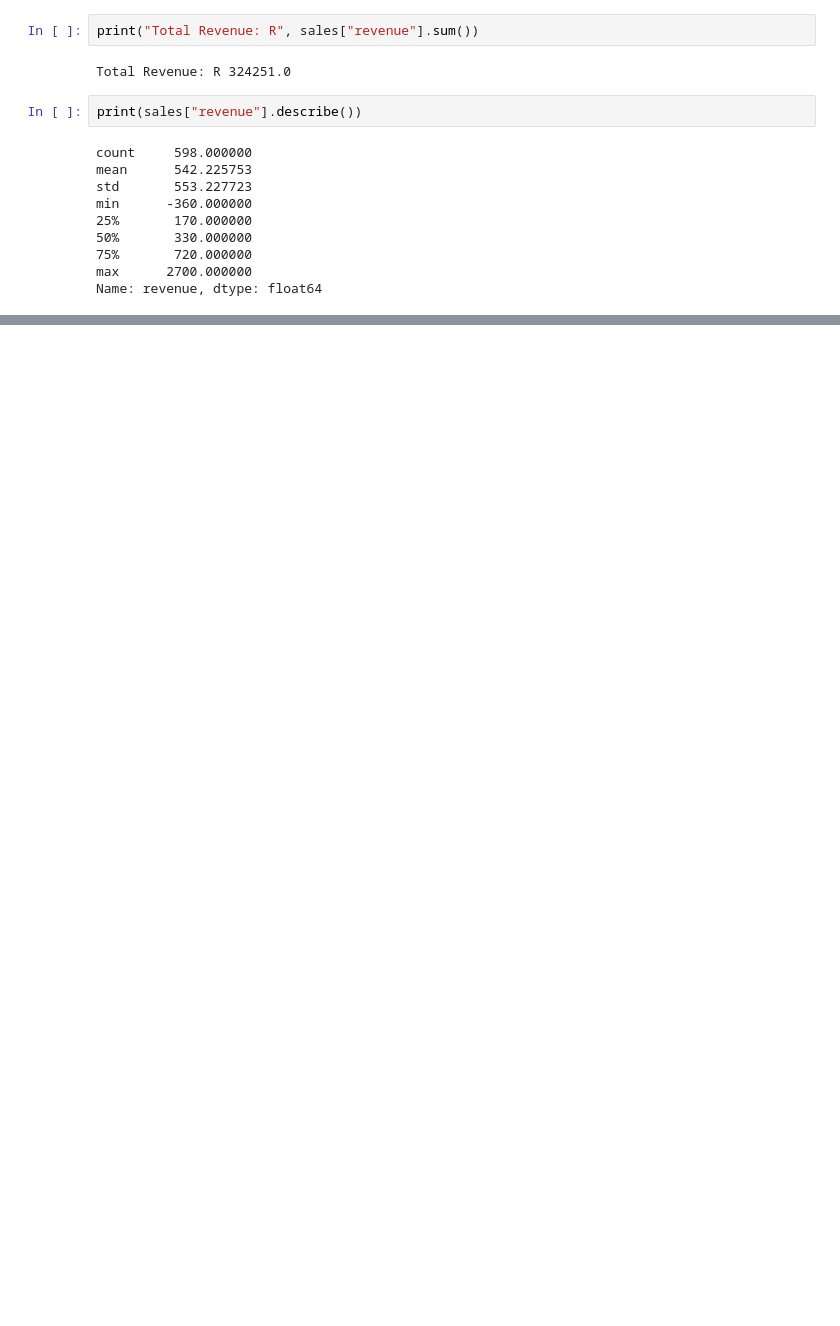
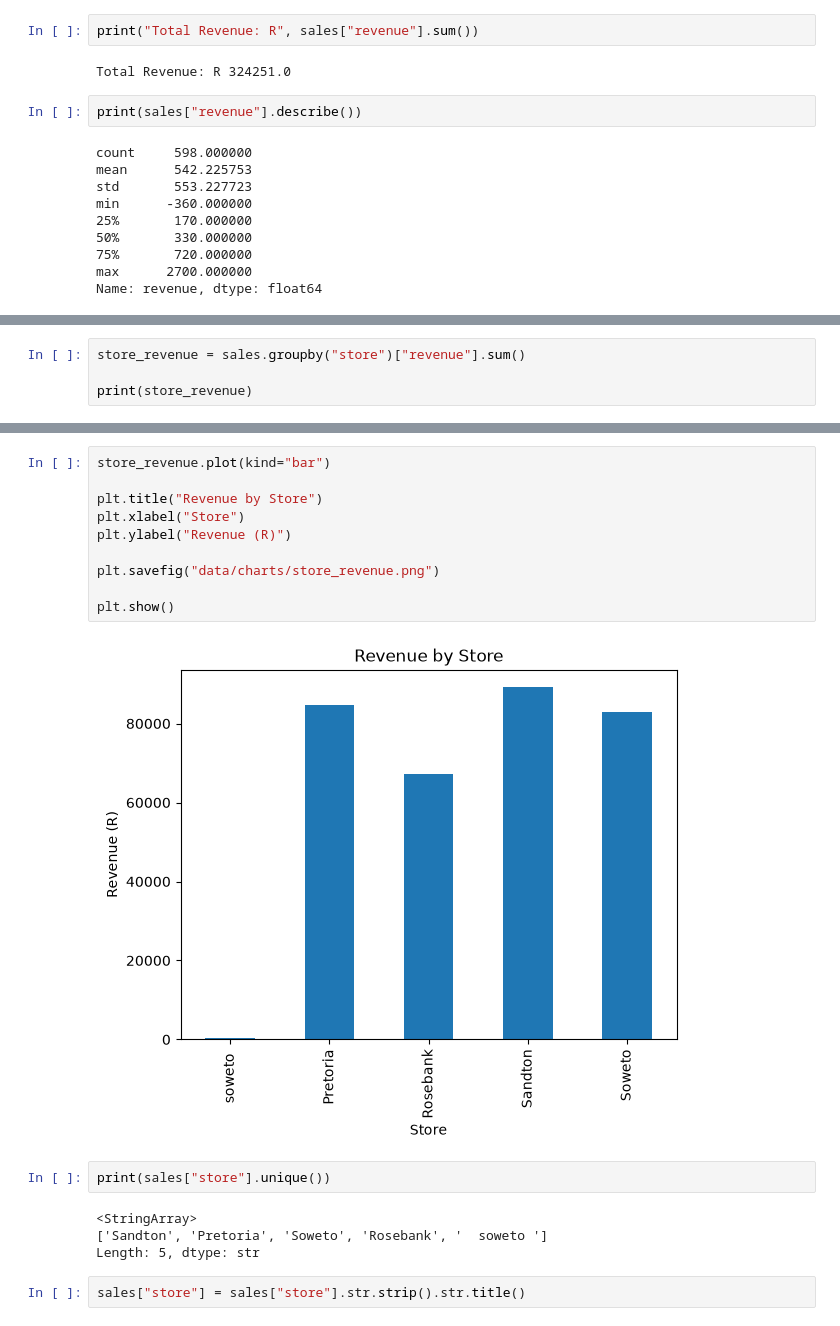
Before and after one commit to mosandlovu5-lgtm/retail-sales-analysis, a Jupyter notebook: analysis.ipynb, the cells around one changed output, grey strips where cells are left out. Drawn from its saved outputs; the diff is of its cells as text; blank space fills up the shorter version.

```diff
--- a/analysis.ipynb
+++ b/analysis.ipynb
@@ -297,0 +330,4 @@ Name: revenue, dtype: float64
+# %%
+store_revenue = sales.groupby("store")["revenue"].sum()
+
+print(store_revenue)
@@ -297,0 +366,20 @@ Name: revenue, dtype: float64
+# %%
+store_revenue.plot(kind="bar")
+
+plt.title("Revenue by Store")
+plt.xlabel("Store")
+plt.ylabel("Revenue (R)")
+
+plt.savefig("data/charts/store_revenue.png")
+
+plt.show()
+# %% [output]
+[figure, added]
+# %%
+print(sales["store"].unique())
+# %% [output]
+<StringArray>
+['Sandton', 'Pretoria', 'Soweto', 'Rosebank', '  soweto ']
+Length: 5, dtype: str
+# %%
+sales["store"] = sales["store"].str.strip().str.title()
```
Also changed, not shown: parts of 10 cells of this notebook, 2 other files.
